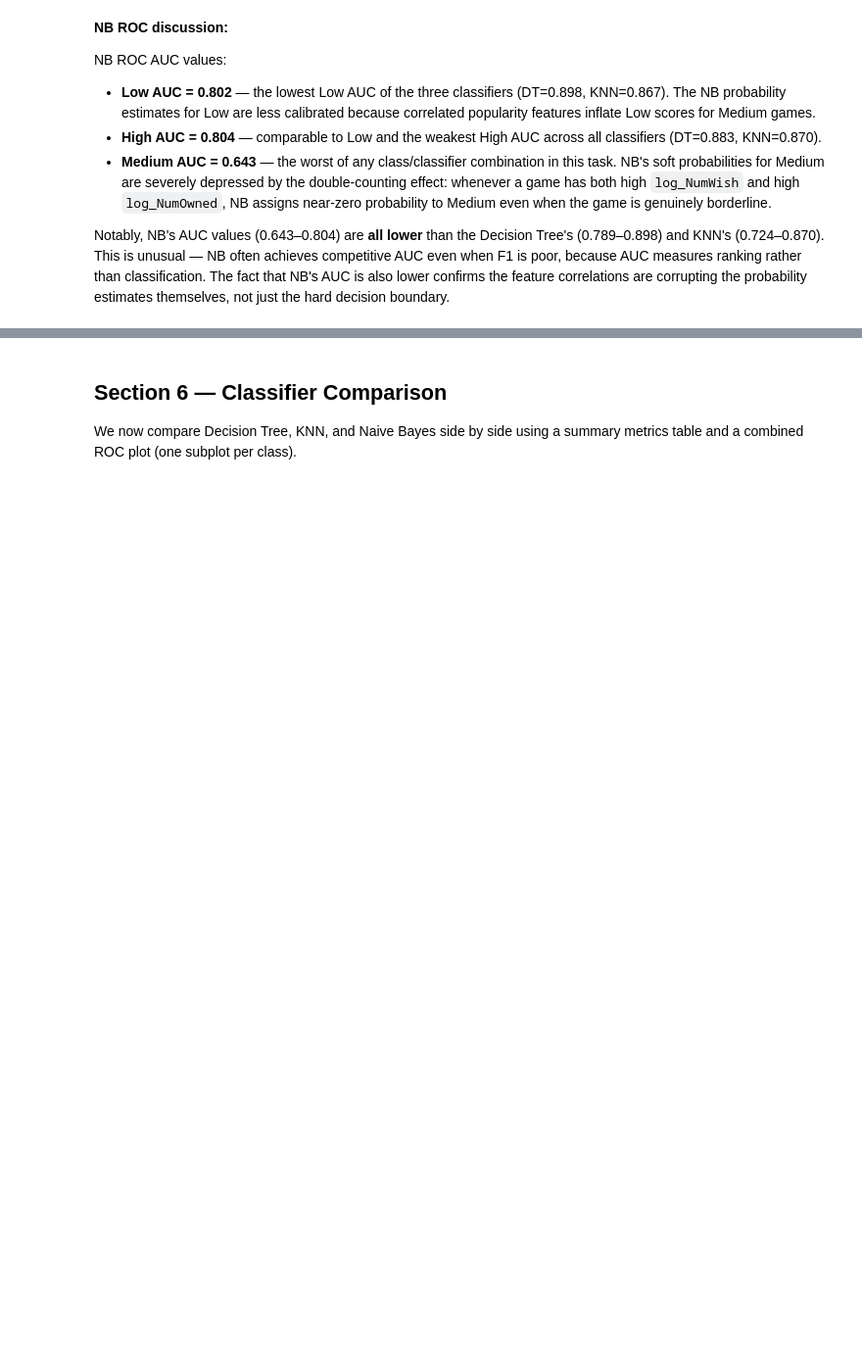
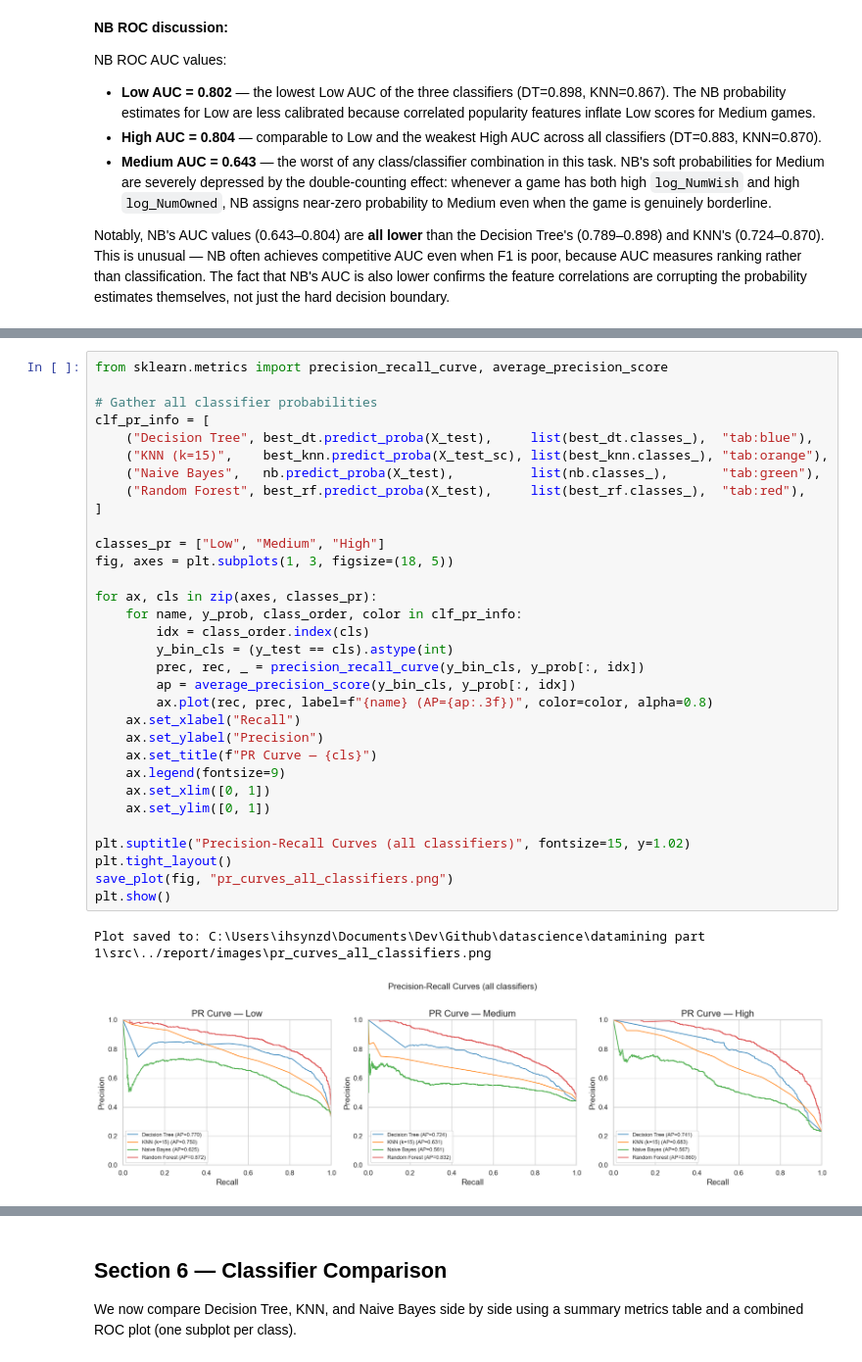
Before and after one commit to ihsynzd14/datamining_exam, a Jupyter notebook: datamining part 1/notebooks/03_classification_regression.ipynb, the cells around one changed output, grey strips where cells are left out. Shown at 98% size. Saved outputs shown, nothing was run; the diff lists cells and outputs as text; blank space fills up the shorter version.

```diff
--- a/datamining part 1/notebooks/03_classification_regression.ipynb
+++ b/datamining part 1/notebooks/03_classification_regression.ipynb
@@ -997,0 +1131,35 @@ the hard decision boundary.
+# %%
+from sklearn.metrics import precision_recall_curve, average_precision_score
+
+# Gather all classifier probabilities
+clf_pr_info = [
+    ("Decision Tree", best_dt.predict_proba(X_test),     list(best_dt.classes_),  "tab:blue"),
+    ("KNN (k=15)",    best_knn.predict_proba(X_test_sc), list(best_knn.classes_), "tab:orange"),
+    ("Naive Bayes",   nb.predict_proba(X_test),          list(nb.classes_),       "tab:green"),
+    ("Random Forest", best_rf.predict_proba(X_test),     list(best_rf.classes_),  "tab:red"),
+]
+
+classes_pr = ["Low", "Medium", "High"]
+fig, axes = plt.subplots(1, 3, figsize=(18, 5))
+
+for ax, cls in zip(axes, classes_pr):
+    for name, y_prob, class_order, color in clf_pr_info:
+        idx = class_order.index(cls)
+        y_bin_cls = (y_test == cls).astype(int)
+        prec, rec, _ = precision_recall_curve(y_bin_cls, y_prob[:, idx])
+        ap = average_precision_score(y_bin_cls, y_prob[:, idx])
+        ax.plot(rec, prec, label=f"{name} (AP={ap:.3f})", color=color, alpha=0.8)
+    ax.set_xlabel("Recall")
+    ax.set_ylabel("Precision")
+    ax.set_title(f"PR Curve — {cls}")
+    ax.legend(fontsize=9)
+    ax.set_xlim([0, 1])
+    ax.set_ylim([0, 1])
+
+plt.suptitle("Precision-Recall Curves (all classifiers)", fontsize=15, y=1.02)
+plt.tight_layout()
+save_plot(fig, "pr_curves_all_classifiers.png")
+plt.show()
+# %% [output]
+Plot saved to: C:\Users\ihsynzd\Documents\Dev\Github\datascience\datamining part 1\src\../report/images\pr_curves_all_classifiers.png
+[figure, added]
```
Also changed, not shown: parts of 10 cells of this notebook, 7 other files.
